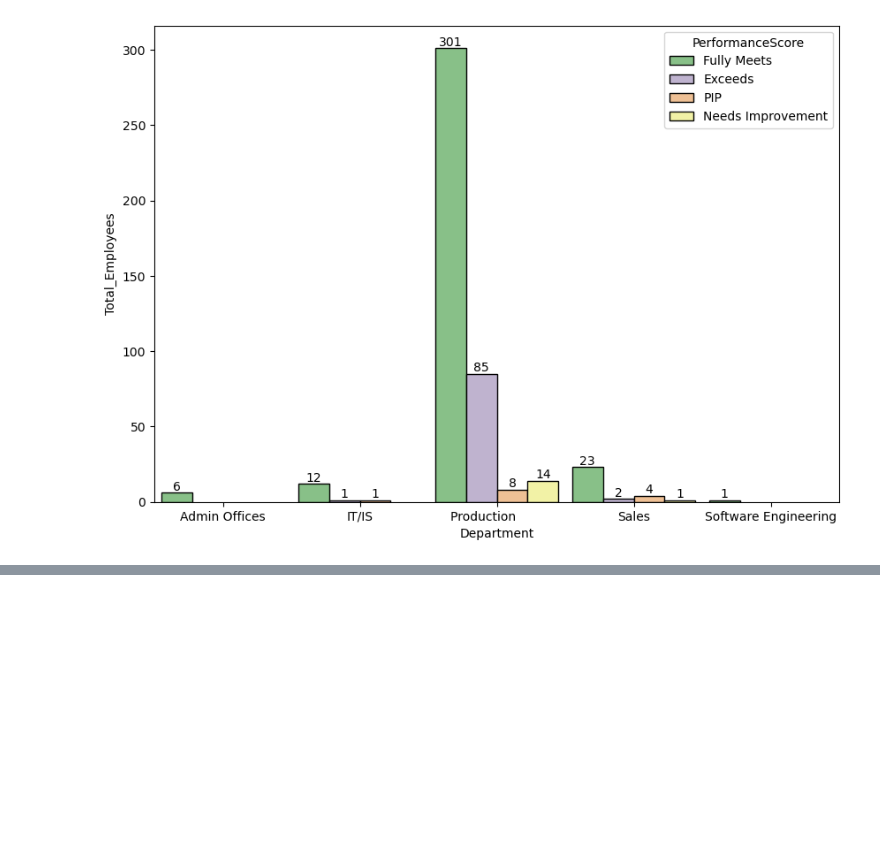
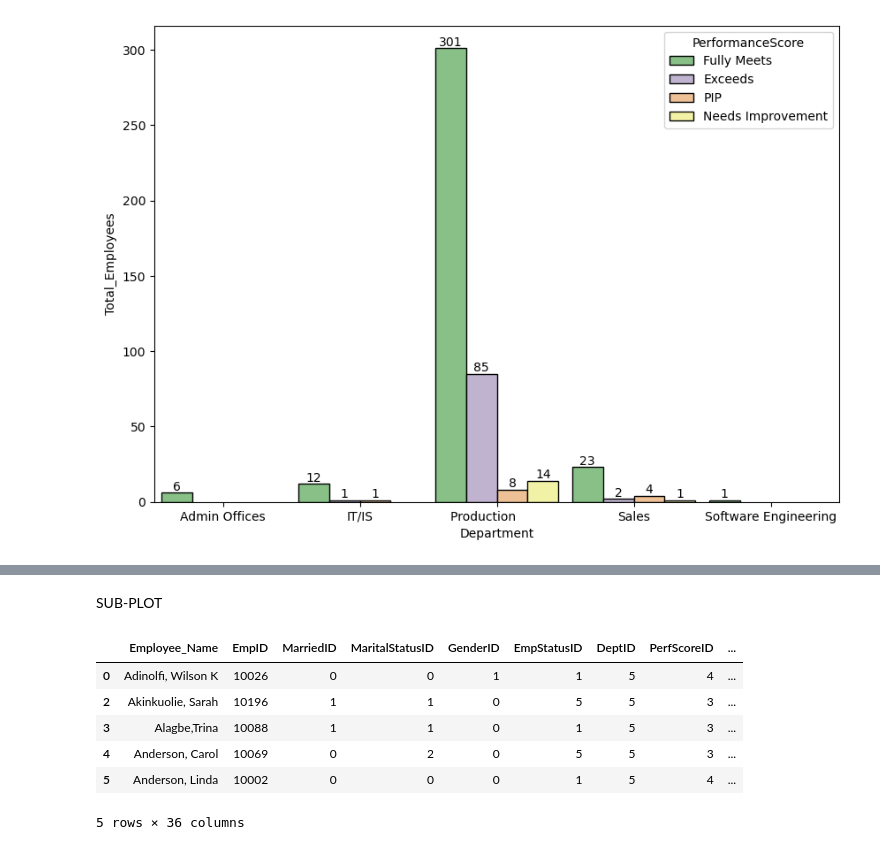
Before and after one commit to SmriteePoudel/DataScience, a Jupyter notebook: Visualization2.ipynb, the cells around one changed output, grey strips where cells are left out. Saved outputs shown, nothing was run; the diff lists cells and outputs as text; code cells hidden in the pictures; blank space fills up the shorter version.

```diff
--- a/Visualization2.ipynb
+++ b/Visualization2.ipynb
@@ -100,0 +108,20 @@ for container in ax.containers:
+# %% [markdown]
+SUB-PLOT
+# %%
+'''
+Department
+------------
+total project count
+total absences
+total employees
+total salary
+'''
+hr.head()
+# %% [output]
+|  | Employee_Name | EmpID | MarriedID | MaritalStatusID | GenderID | EmpStatusID | DeptID | PerfScoreID | ... |
+| 0 | Adinolfi, Wilson K | 10026 | 0 | 0 | 1 | 1 | 5 | 4 | ... |
+| 2 | Akinkuolie, Sarah | 10196 | 1 | 1 | 0 | 5 | 5 | 3 | ... |
+| 3 | Alagbe,Trina | 10088 | 1 | 1 | 0 | 1 | 5 | 3 | ... |
+| 4 | Anderson, Carol | 10069 | 0 | 2 | 0 | 5 | 5 | 3 | ... |
+| 5 | Anderson, Linda | 10002 | 0 | 0 | 0 | 1 | 5 | 4 | ... |
+5 rows × 36 columns
```
Also changed, not shown: parts of 6 cells of this notebook, 4 other files.
